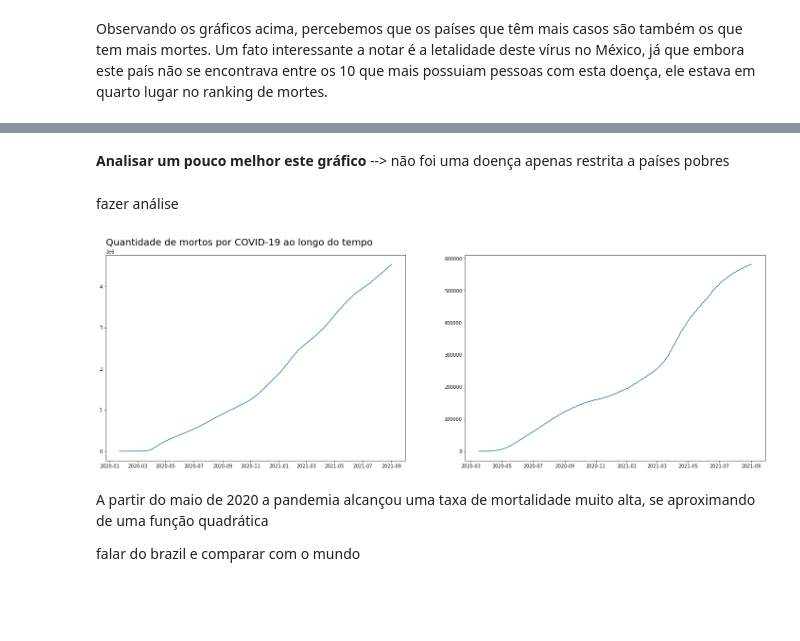
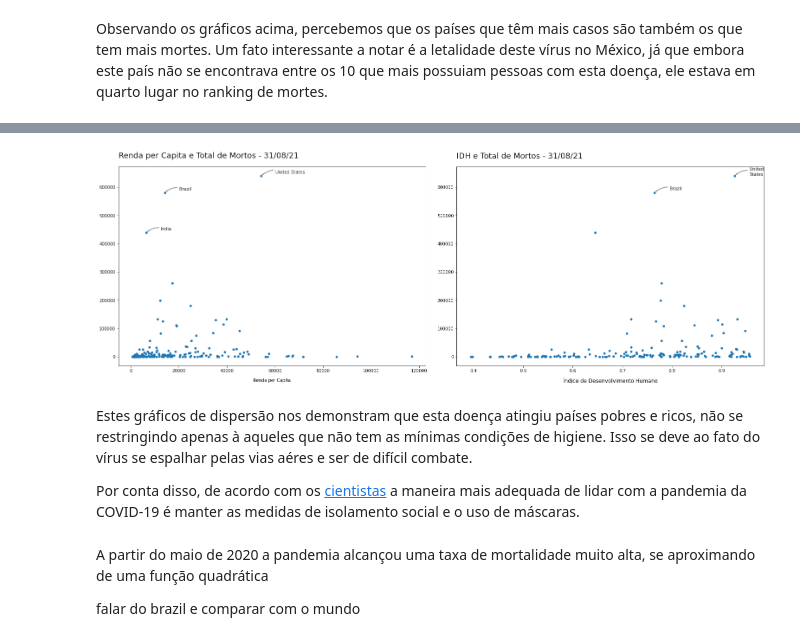
Before and after one commit to FerrazThales/Analysis_COVID_19, a Jupyter notebook: Panorama_da_COVID_19.ipynb, the cells around one changed output, grey strips where cells are left out. Saved outputs shown, nothing was run; the diff lists cells and outputs as text; code cells hidden in the pictures; blank space fills up the shorter version.

```diff
--- a/Panorama_da_COVID_19.ipynb
+++ b/Panorama_da_COVID_19.ipynb
@@ -312,2 +303,0 @@ plt.show();
-# %% [markdown]
-**Analisar um pouco melhor este gráfico**  --> não foi uma doença apenas restrita a países pobres
@@ -319,17 +304,61 @@ plt.show();
-# %% [markdown]
-fazer análise
-# %%
-#gráfico de linhas sobre a quantidade de mortes relacionadas a COVID-19 ao longo do tempo
-
-##colocar um gráfico grandão do mundo e comparar em baixo  (dar uma olhada na documentação <-- real python artigo tbm tem)
-# EUA, INDIA  e Brazil
-
-fig,ax = plt.subplots(figsize=(25,8),ncols=2)
-
-ax[0].plot(df_covid.loc[df_covid.location == 'World','total_deaths']);
-ax[1].plot(df_covid.loc[df_covid.location =='Brazil','total_deaths']);
-ax[0].set_title('Quantidade de mortos por COVID-19 ao longo do tempo',loc='left',fontdict={'fontsize':20},pad=20)
-
-plt.show();
-# %% [output]
-[figure, removed]
+# %%
+#Gráfico de dispersão considerando a renda per capita e o número total de mortos do dia 31/08/2021
+fig,ax = plt.subplots(figsize=(22,8),nrows=1,ncols=2)
+
+#separando os valores para os três países com mais mortes
+brazil = df_lista_sem_continentes[df_lista_sem_continentes['location'] == 'Brazil'].loc['2021-08-31']
+usa = df_lista_sem_continentes[df_lista_sem_continentes['location'] == 'United States'].loc['2021-08-31']
+india = df_lista_sem_continentes[df_lista_sem_continentes['location'] == 'India'].loc['2021-08-31']
+
+
+#preparando o primeiro gráfico
+df_lista_sem_continentes.loc['2021-08-31'].plot.scatter(x='gdp_per_capita',y='total_deaths',ax=ax[0])
+ax[0].set_xlabel('Renda per Capita',labelpad=12)
+ax[0].set_ylabel(None)
+ax[0].set_title('Renda per Capita e Total de Mortos - 31/08/21',loc='left',fontdict={'fontsize':18},pad=20)
+
+#colocando a label para o Brazil no primeiro gráfico
+x_brazil,y_brazil = brazil['gdp_per_capita'],brazil['total_deaths']
+ax[0].annotate(xy=(x_brazil,y_brazil),xytext=(x_brazil+6000,y_brazil+8000), arrowprops=dict(arrowstyle="simple",
+                            fc="0.6", ec="none",
+                            connectionstyle="arc3,rad=0.3"),s='Brazil')
+
+#colocando a label para os Estados unidos no primeiro gráfico
+x_usa,y_usa = usa['gdp_per_capita'],usa['total_deaths']
+ax[0].annotate(xy=(x_usa,y_usa),xytext=(x_usa+6000,y_usa+8000), arrowprops=dict(arrowstyle="simple",
+                            fc="0.6", ec="none",
+                            connectionstyle="arc3,rad=0.3"),s='United States')
+
+#colocando a label para a India no primeiro gráfico
+x_india,y_india = india['gdp_per_capita'],india['total_deaths']
+ax[0].annotate(xy=(x_india,y_india),xytext=(x_india+6000,y_india+8000), arrowprops=dict(arrowstyle="simple",
+                            fc="0.6", ec="none",
+                            connectionstyle="arc3,rad=0.3"),s='India')
+
+
+df_lista_sem_continentes.loc['2021-08-31'].plot.scatter(x='human_development_index',y='total_deaths',ax=ax[1])
+ax[1].set_xlabel('Índice de Desenvolvimento Humano',labelpad=12,fontdict={'fontsize':12})
+ax[1].set_ylabel(None)
+ax[1].set_title('IDH e Total de Mortos - 31/08/21',loc='left',fontdict={'fontsize':18},pad=20)
+
+#colocando a label para o Brazil no segundo gráfico
+x_brazil,y_brazil = brazil['human_development_index'],brazil['total_deaths']
+ax[1].annotate(xy=(x_brazil,y_brazil),xytext=(x_brazil+0.03,y_brazil+10000), arrowprops=dict(arrowstyle="simple",
+                            fc="0.6", ec="none",
+                            connectionstyle="arc3,rad=0.3"),s='Brazil')
+
+#colocando a label para os Estados unidos no primeiro gráfico
+x_usa,y_usa = usa['human_development_index'],usa['total_deaths']
+ax[1].annotate(xy=(x_usa,y_usa),xytext=(x_usa+0.03,y_usa+200), arrowprops=dict(arrowstyle="simple",
+                            fc="0.6", ec="none",
+                            connectionstyle="arc3,rad=0.3"),s='United \nStates')
+
+
+#plotando o gráfico
+plt.tight_layout(pad=2.0);
+# %% [output]
+[figure, added]
+# %% [markdown]
+Estes gráficos de dispersão nos demonstram que esta doença atingiu países pobres e ricos, não se restringindo apenas à aqueles que não tem as mínimas condições de higiene. Isso se deve ao fato do vírus se espalhar pelas vias aéres e ser de difícil combate.
+
+Por conta disso, de acordo com os [cientistas](https://www.bbc.com/portuguese/brasil-56356132) a maneira mais adequada de lidar com a pandemia da COVID-19 é manter as medidas de isolamento social e o uso de máscaras.
```
Also changed, not shown: parts of 12 cells of this notebook.
